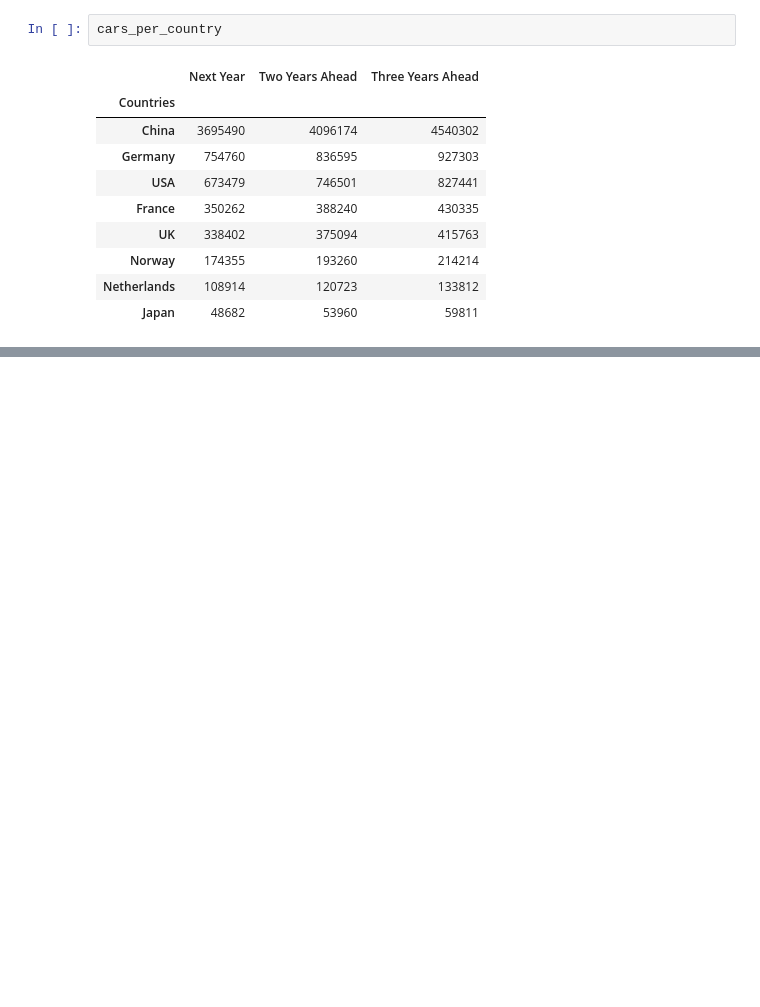
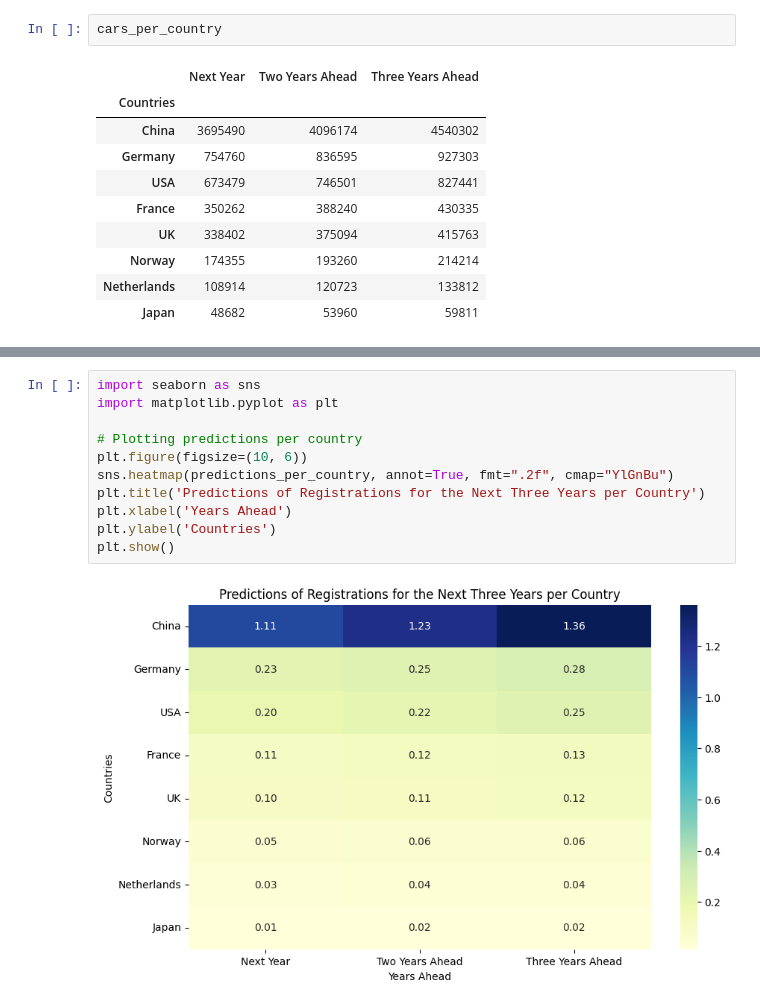
Before and after one commit to Chuka-J-Uzo/eMobility_Analysis_Global-EV, a Jupyter notebook: Global_EV_Predictions_Analysis.ipynb, the cells around one changed output, grey strips where cells are left out. Drawn from its saved outputs; the diff is of its cells as text; blank space fills up the shorter version.

```diff
--- a/Global_EV_Predictions_Analysis.ipynb
+++ b/Global_EV_Predictions_Analysis.ipynb
@@ -425,0 +445,13 @@ cars_per_country
+# %%
+import seaborn as sns
+import matplotlib.pyplot as plt
+
+# Plotting predictions per country
+plt.figure(figsize=(10, 6))
+sns.heatmap(predictions_per_country, annot=True, fmt=".2f", cmap="YlGnBu")
+plt.title('Predictions of Registrations for the Next Three Years per Country')
+plt.xlabel('Years Ahead')
+plt.ylabel('Countries')
+plt.show()
+# %% [output]
+[figure, added]
```
Also changed, not shown: parts of 9 cells of this notebook.
